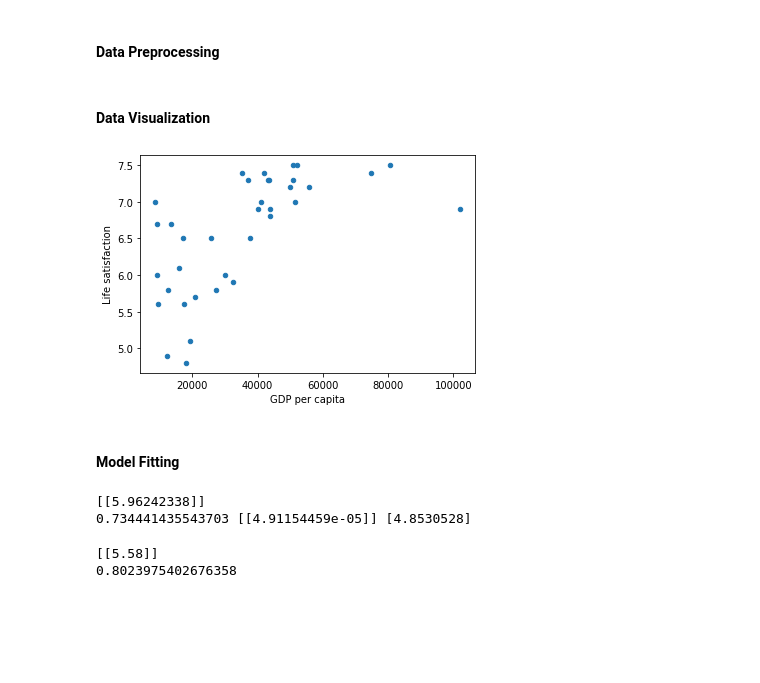
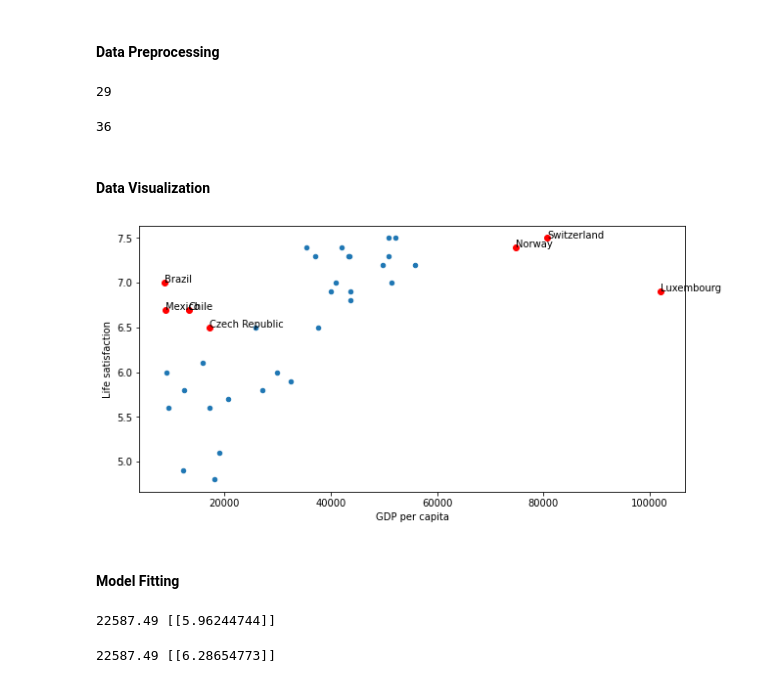
Before and after one commit to adit0503/Hands-On-Machine-Learning, a Jupyter notebook: chap1/chap1.ipynb, the cells around one changed output. Saved outputs shown, nothing was run; the diff lists cells and outputs as text; code cells hidden in the pictures; blank space fills up the shorter version.

Commit message:
linear reg basics

```diff
--- a/chap1/chap1.ipynb
+++ b/chap1/chap1.ipynb
@@ -16,6 +18,7 @@ gdp_df = pd.read_csv('data/gdp_per_capita.csv',thousands=',',encoding='latin1',n
 # %%
 bli = bli_df[bli_df["INEQUALITY"]=="TOT"]
 bli = bli.pivot(index="Country", columns="Indicator", values="Value")
+bli = bli[['Life satisfaction']]
 # %%
 gdp_df.rename(columns={"2015": "GDP per capita"}, inplace=True)
 gdp_df.set_index('Country',inplace=True)
@@ -26,8 +29,15 @@ stats.sort_values(by="GDP per capita", inplace=True)
 # %%
 remove_indices = [0, 1, 6, 8, 33, 34, 35]
 keep_indices = list(set(range(36)) - set(remove_indices))
-stats1 = stats[["GDP per capita", 'Life satisfaction']].iloc[keep_indices]
+stats_partial = stats[["GDP per capita", 'Life satisfaction']].iloc[keep_indices]
+stats_removed = stats[["GDP per capita", 'Life satisfaction']].iloc[remove_indices]
+# %%
+len(stats_partial.index)
+# %% [output]
+29
 # %%
-stats2 = stats
+len(stats)
+# %% [output]
+36
 # %% [markdown]
 #### Data Visualization
@@ -37,25 +44,45 @@ y = np.c_[stats1["Life satisfaction"]]
-# %%
-stats.plot(kind='scatter', x="GDP per capita", y='Life satisfaction')
-plt.show()
-# %% [output]
-[figure, removed]
+# %%
+stats_partial.plot(kind='scatter', x='GDP per capita', y='Life satisfaction',figsize=(10,5))
+# plt.axis([0, 60000, 0, 10])
+
+for country, row in stats_removed.iterrows():
+    pos_data_x, pos_data_y = row['GDP per capita'], row['Life satisfaction']
+    plt.annotate(country, xy=(pos_data_x, pos_data_y))
+    plt.plot(pos_data_x, pos_data_y, "ro")
+
+plt.show()
+# %% [output]
+[figure, added]
 # %% [markdown]
 #### Model Fitting
-# %%
-model = LinearRegression()
-model.fit(X,y)
-X_new = [[22587]]
-print(model.predict(X_new))
-print(model.score(X,y),model.coef_,model.intercept_)
-# %% [output]
-[[5.96242338]]
-0.734441435543703 [[4.91154459e-05]] [4.8530528]
-# %%
-model2 = KNeighborsRegressor()
-model2.fit(X,y)
-X_new = [[22587]]
-print(model2.predict(X_new))
-print(model2.score(X,y))
-# %% [output]
-[[5.58]]
-0.8023975402676358
+# %%
+# LINEAR REGRESSION - using partial stats training data which consists of 29 countries to train the model
+
+X_partial = np.c_[stats_partial["GDP per capita"]]
+y_partial = np.c_[stats_partial["Life satisfaction"]]
+
+model_LR = LinearRegression()
+model_LR.fit(X_partial,y_partial)
+
+#eg. predict BLI for Cyprus
+gdp_cyprus = gdp.loc['Cyprus'][0]
+bli_cyprus_partial = model_LR.predict([[gdp_cyprus]])
+print(gdp_cyprus, bli_cyprus_partial)
+# %% [output]
+22587.49 [[5.96244744]]
+# %%
+# LINEAR REGRESSION FULL - using full stats training data which consists of 36 countries to train the model
+
+X_full = np.c_[stats["GDP per capita"]]
+y_full = np.c_[stats["Life satisfaction"]]
+
+model_LR_full = LinearRegression()
+model_LR_full.fit(X_full,y_full)
+
+
+
+#eg. predict BLI for Cyprus
+bli_cyprus_full = model_LR_full.predict([[gdp_cyprus]])
+print(gdp_cyprus, bli_cyprus_full)
+# %% [output]
+22587.49 [[6.28654773]]
```
Also changed, not shown: parts of 8 cells of this notebook.
